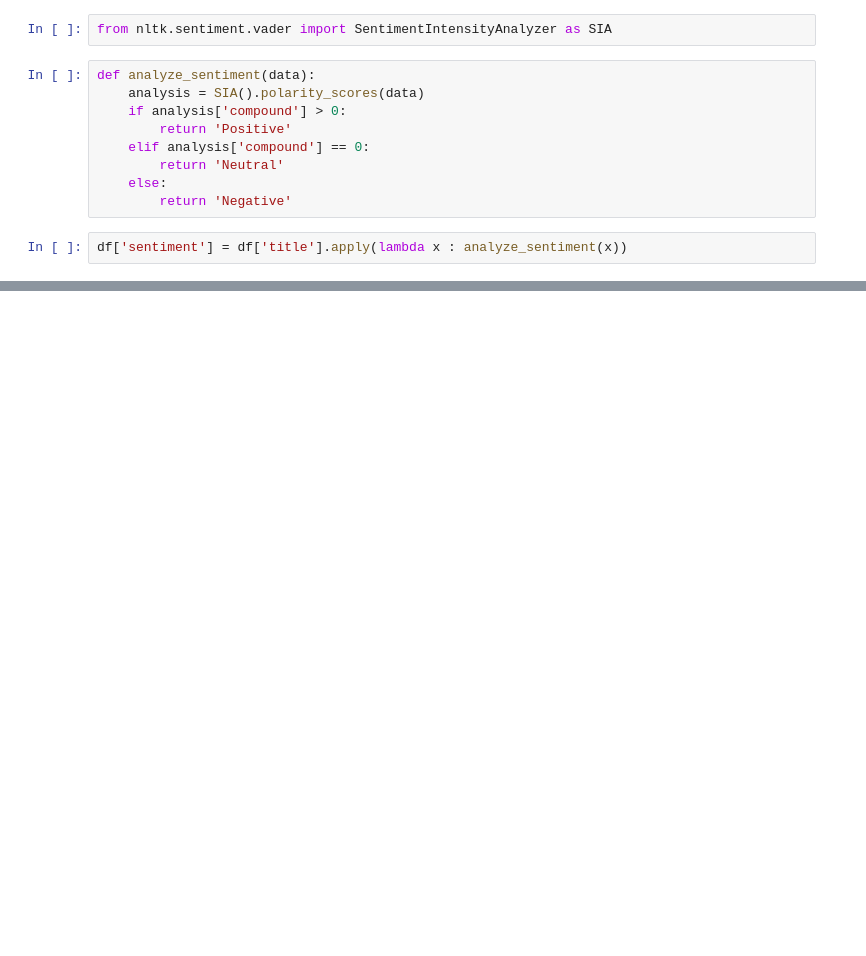
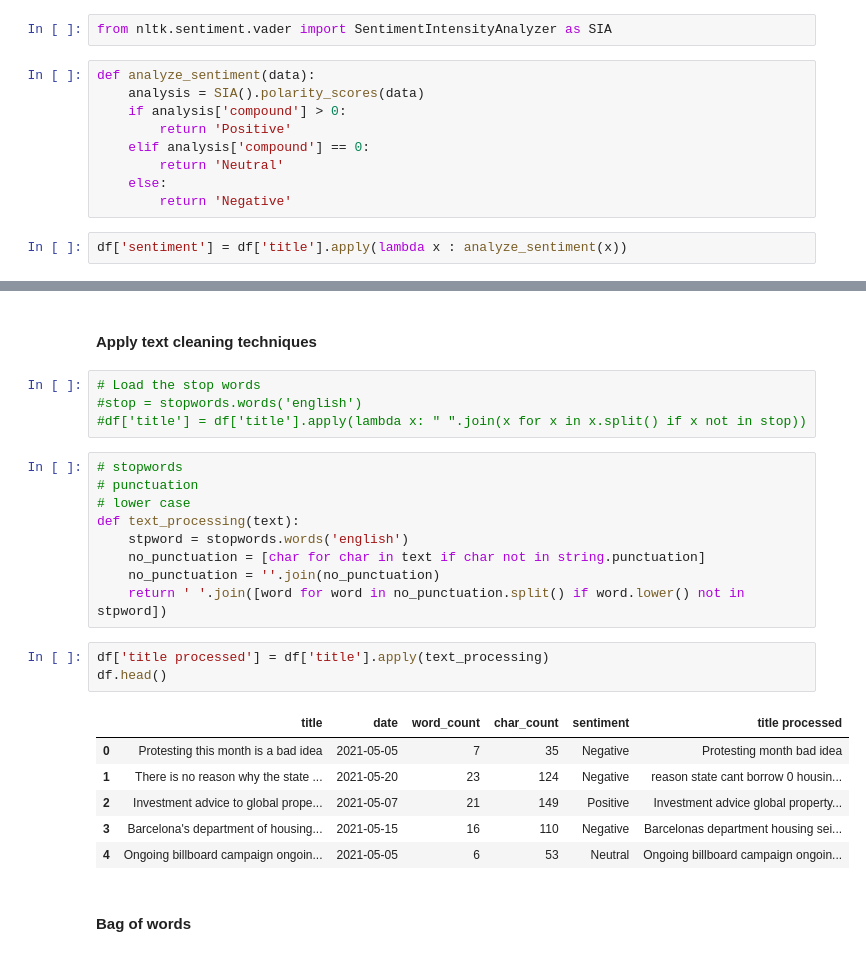
Before and after one commit to sbs23006/Analysis-of-Irish-Construction-Sector, a Jupyter notebook: Sentiment Analysis.ipynb, the cells around one changed output, grey strips where cells are left out. Saved outputs shown, nothing was run; the diff lists cells and outputs as text; blank space fills up the shorter version.

```diff
--- a/Sentiment Analysis.ipynb
+++ b/Sentiment Analysis.ipynb
@@ -196,0 +173,27 @@ plt.axis("off")
+# %% [markdown]
+#### Apply text cleaning techniques
+# %%
+# Load the stop words
+#stop = stopwords.words('english')
+#df['title'] = df['title'].apply(lambda x: " ".join(x for x in x.split() if x not in stop))
+# %%
+# stopwords
+# punctuation
+# lower case
+def text_processing(text):
+    stpword = stopwords.words('english')
+    no_punctuation = [char for char in text if char not in string.punctuation]
+    no_punctuation = ''.join(no_punctuation)
+    return ' '.join([word for word in no_punctuation.split() if word.lower() not in stpword])
+# %%
+df['title processed'] = df['title'].apply(text_processing)
+df.head()
+# %% [output]
+|  | title | date | word_count | char_count | sentiment | title processed |
+| 0 | Protesting this month is a bad idea | 2021-05-05 | 7 | 35 | Negative | Protesting month bad idea |
+| 1 | There is no reason why the state ... | 2021-05-20 | 23 | 124 | Negative | reason state cant borrow 0 housin... |
+| 2 | Investment advice to global prope... | 2021-05-07 | 21 | 149 | Positive | Investment advice global property... |
+| 3 | Barcelona's department of housing... | 2021-05-15 | 16 | 110 | Negative | Barcelonas department housing sei... |
+| 4 | Ongoing billboard campaign ongoin... | 2021-05-05 | 6 | 53 | Neutral | Ongoing billboard campaign ongoin... |
+# %% [markdown]
+#### Bag of words
```
Also changed, not shown: parts of 30 cells of this notebook.
